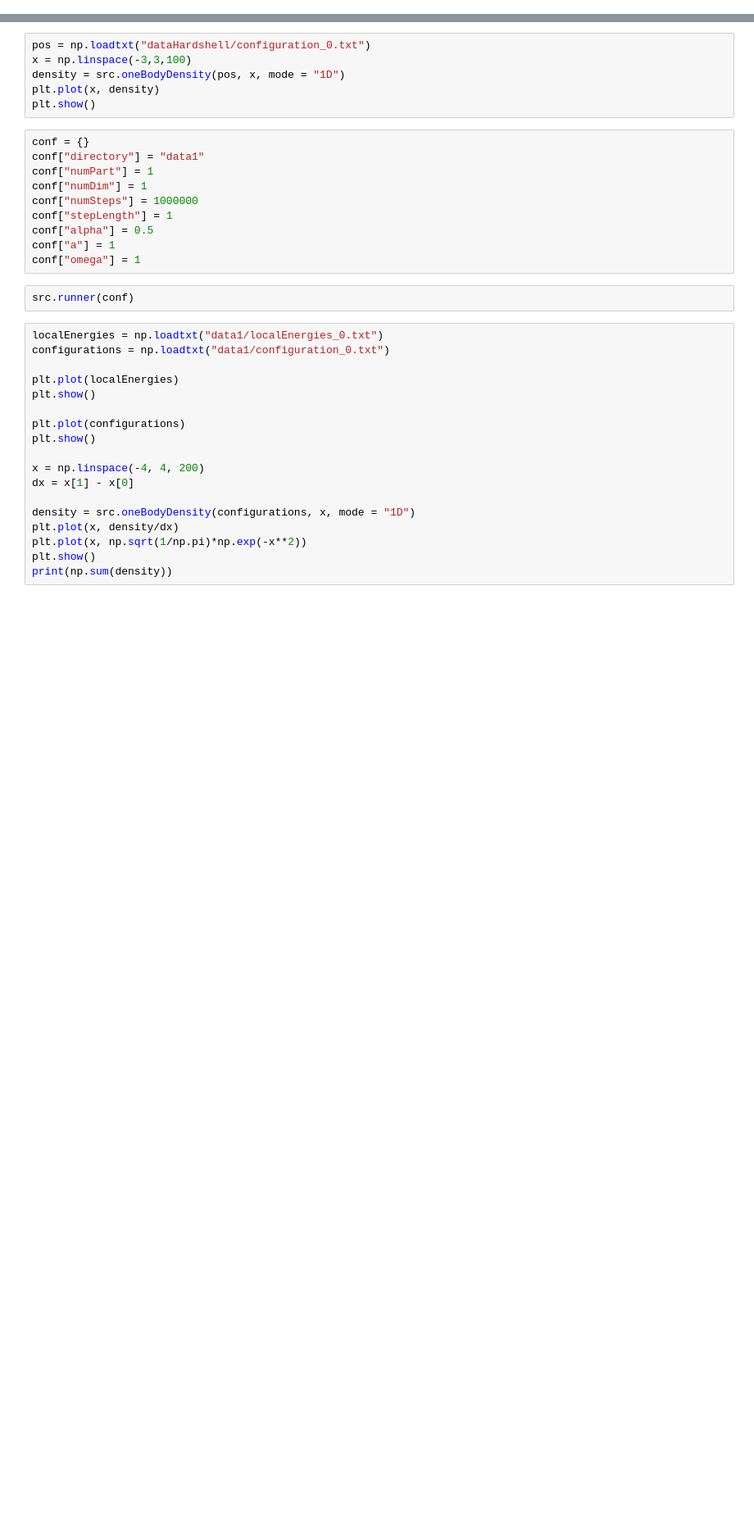
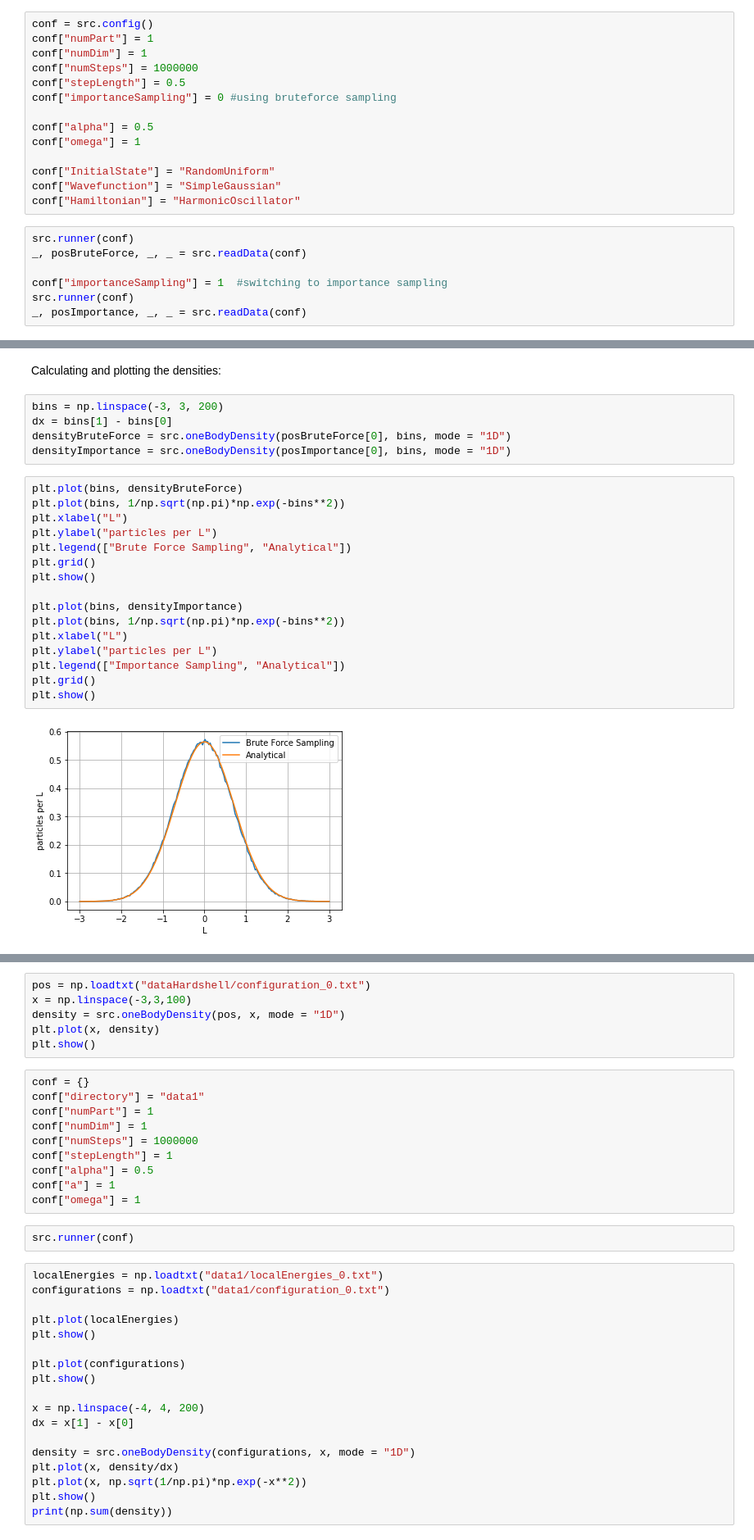
Before and after one commit to KristianWold/FYS4411, a Jupyter notebook: Project1/results.ipynb, the cells around one changed output, grey strips where cells are left out. Shown at 82% size. Cells and saved outputs as stored; diff of their text form; blank space fills up the shorter version.

Commit message:
Start producing data in notebook

```diff
--- a/Project1/results.ipynb
+++ b/Project1/results.ipynb
@@ -14,0 +47,21 @@ The autoreload extension is already loaded. To reload it, use:
+# %%
+conf = src.config()
+conf["numPart"] = 1
+conf["numDim"] = 1
+conf["numSteps"] = 1000000
+conf["stepLength"] = 0.5
+conf["importanceSampling"] = 0 #using bruteforce sampling
+
+conf["alpha"] = 0.5
+conf["omega"] = 1
+
+conf["InitialState"] = "RandomUniform"
+conf["Wavefunction"] = "SimpleGaussian"
+conf["Hamiltonian"] = "HarmonicOscillator"
+# %%
+src.runner(conf)
+_, posBruteForce, _, _ = src.readData(conf)
+
+conf["importanceSampling"] = 1  #switching to importance sampling
+src.runner(conf)
+_, posImportance, _, _ = src.readData(conf)
@@ -14,0 +86,25 @@ The autoreload extension is already loaded. To reload it, use:
+# %% [markdown]
+Calculating and plotting the densities:
+# %%
+bins = np.linspace(-3, 3, 200)
+dx = bins[1] - bins[0]
+densityBruteForce = src.oneBodyDensity(posBruteForce[0], bins, mode = "1D")
+densityImportance = src.oneBodyDensity(posImportance[0], bins, mode = "1D")
+# %%
+plt.plot(bins, densityBruteForce)
+plt.plot(bins, 1/np.sqrt(np.pi)*np.exp(-bins**2))
+plt.xlabel("L")
+plt.ylabel("particles per L")
+plt.legend(["Brute Force Sampling", "Analytical"])
+plt.grid()
+plt.show()
+
+plt.plot(bins, densityImportance)
+plt.plot(bins, 1/np.sqrt(np.pi)*np.exp(-bins**2))
+plt.xlabel("L")
+plt.ylabel("particles per L")
+plt.legend(["Importance Sampling", "Analytical"])
+plt.grid()
+plt.show()
+# %% [output]
+[figure, added]
```
Also changed, not shown: parts of 28 cells of this notebook, 1 other file.
